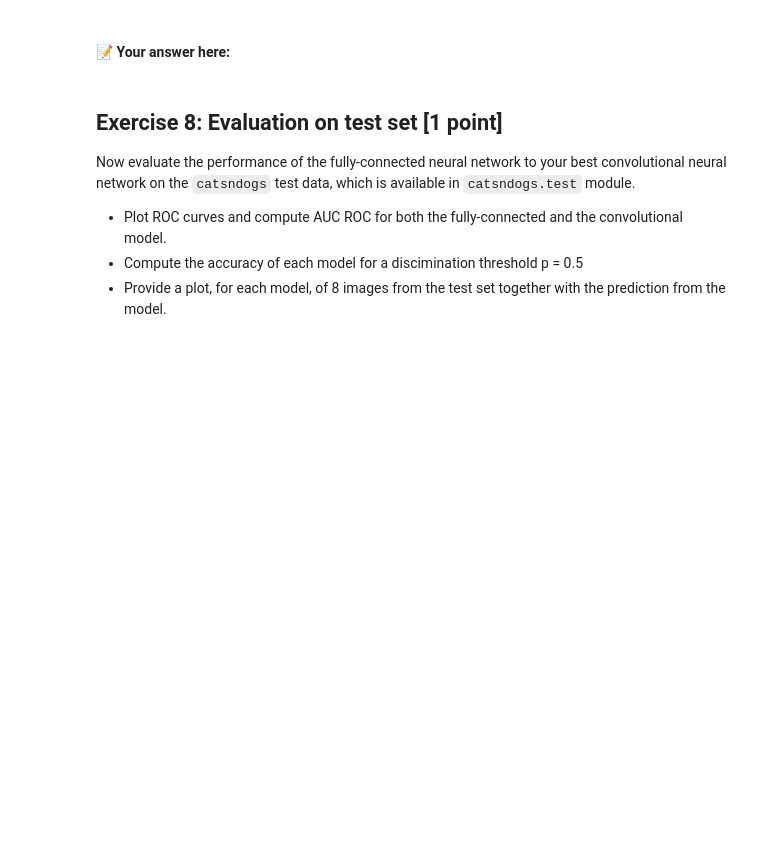
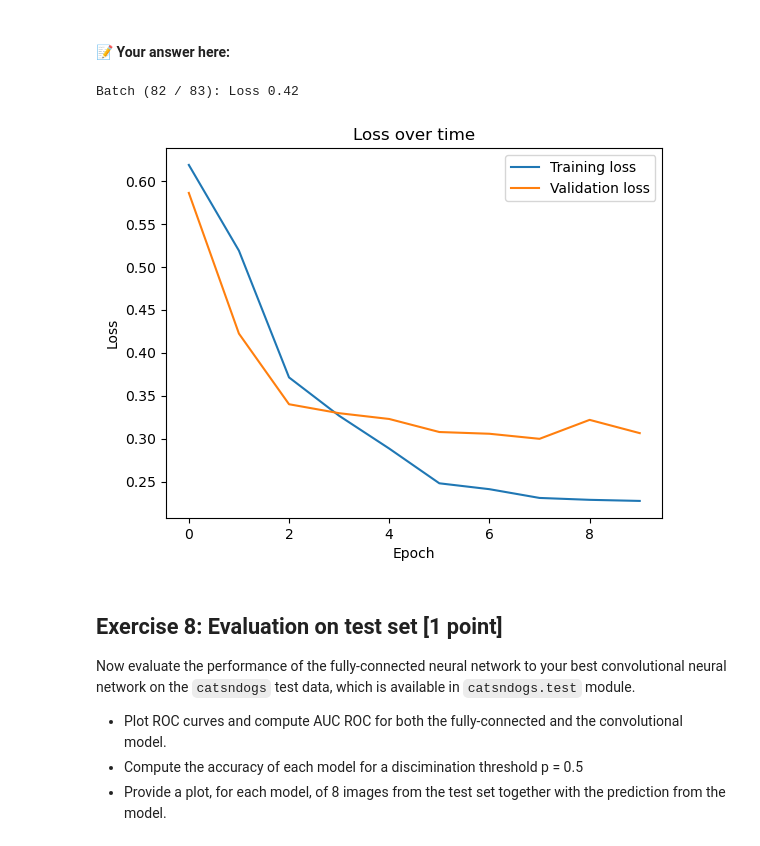
Before and after one commit to shilp31/233, a Jupyter notebook: HW3_2024.ipynb, the cells around one changed output. Cells and saved outputs as stored; diff of their text form; code cells hidden in the pictures; blank space fills up the shorter version.

```diff
--- a/HW3_2024.ipynb
+++ b/HW3_2024.ipynb
@@ -977,3 +1062,29 @@ Tune the network architecture and training routine to achieve a validation loss
+# %%
+conv_model = Conv_Net_2()
+
+optimizer = torch.optim.Adam(conv_model.parameters())
+scheduler = torch.optim.lr_scheduler.StepLR(optimizer, step_size=5, gamma=0.1)
+n_epochs = 10
+
+training_losses = []
+validation_losses = []
+
+for epoch in range(n_epochs):
+    training_loss, validation_loss = train_epoch(training_loader_catsndogs, validation_loader_catsndogs, conv_model, loss, optimizer, device)
+    training_losses.append(training_loss)
+    validation_losses.append(validation_loss)
+    scheduler.step()
+
+plt.plot(training_losses)
+plt.plot(validation_losses)
+plt.title('Loss over time')
+plt.legend(['Training loss', 'Validation loss'])
+plt.xlabel('Epoch')
+plt.ylabel('Loss')
+plt.show()
+# %% [output]
+Batch (82 / 83): Loss 0.42
+[figure, added]
 # %% [markdown]
 ## Exercise 8: Evaluation on test set [1 point]
 
```
Also changed, not shown: parts of 15 cells of this notebook.
